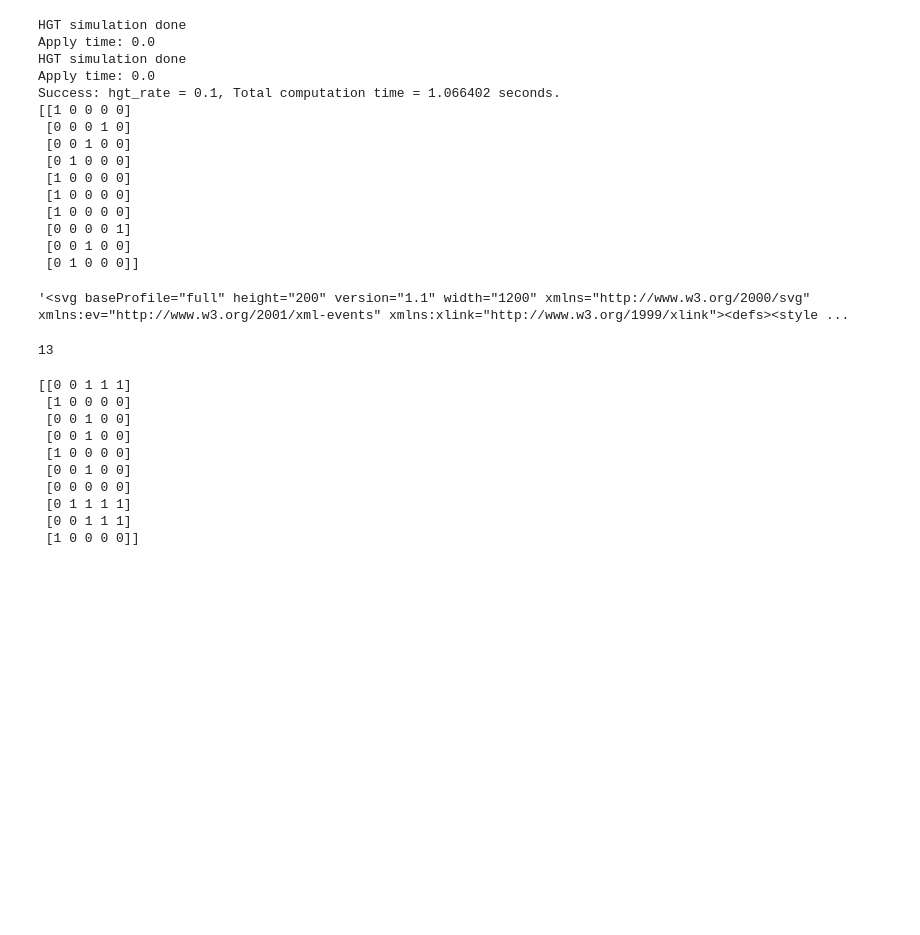
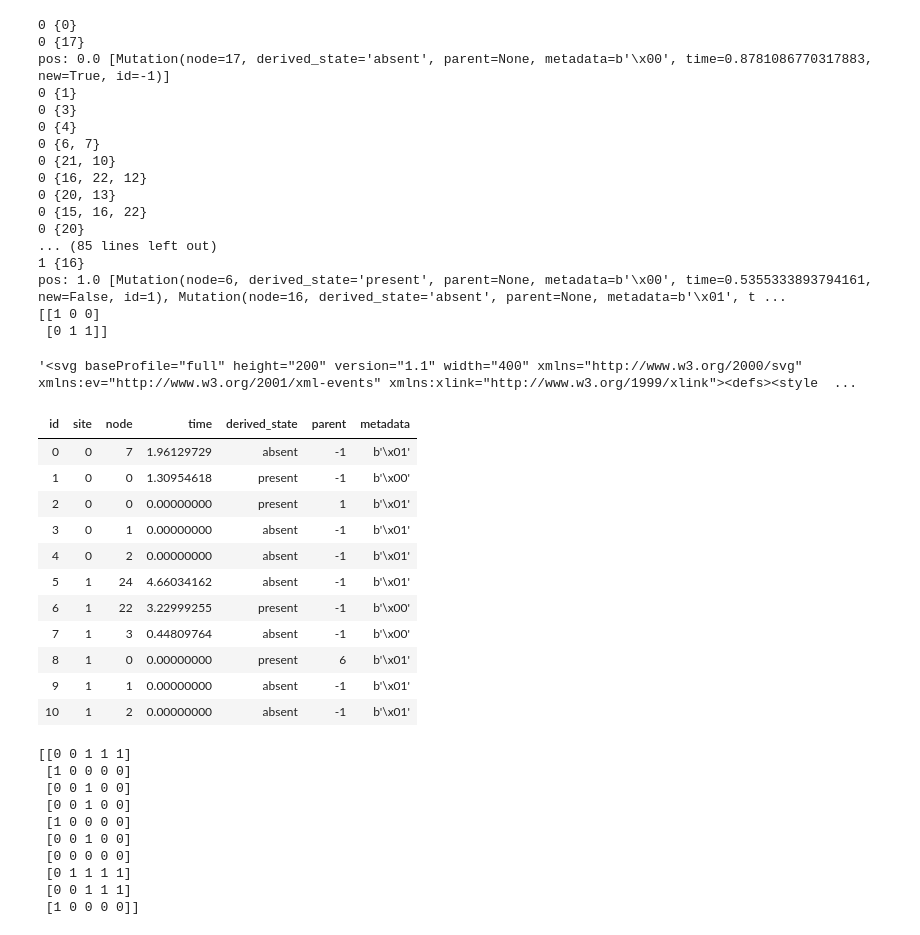
Before and after one commit to JohannesK97/pangenome-gene-transfer-simulation, a Jupyter notebook: runtime.ipynb, the cells around one changed output. Saved outputs shown, nothing was run; the diff lists cells and outputs as text; code cells hidden in the pictures; blank space fills up the shorter version.

```diff
--- a/runtime.ipynb
+++ b/runtime.ipynb
@@ -2,10 +2,10 @@
 import simulator
 import msprime
 
-theta = 0.3
+theta = 0.05
 rho = 0.1
-num_samples = 5
-hgt_rate = 0.1
+num_samples = 3
+hgt_rate = 0.5
 
 core_tree = msprime.sim_ancestry(
         samples=num_samples,
@@ -33,27 +33,41 @@ print(gene_absence_presence_matrix)
 
 mts.draw_svg()
 # %% [output]
-HGT simulation done
-Apply time: 0.0
-HGT simulation done
-Apply time: 0.0
-Success: hgt_rate = 0.1, Total computation time = 1.066402 seconds.
-[[1 0 0 0 0]
- [0 0 0 1 0]
- [0 0 1 0 0]
- [0 1 0 0 0]
- [1 0 0 0 0]
- [1 0 0 0 0]
- [1 0 0 0 0]
- [0 0 0 0 1]
- [0 0 1 0 0]
- [0 1 0 0 0]]
+0 {0}
+0 {17}
+pos: 0.0 [Mutation(node=17, derived_state='absent', parent=None, metadata=b'\x00', time=0.8781086770317883, new=True, id=-1)]
+0 {1}
+0 {3}
+0 {4}
+0 {6, 7}
+0 {21, 10}
+0 {16, 22, 12}
+0 {20, 13}
+0 {15, 16, 22}
+0 {20}
+... (85 lines left out)
+1 {16}
+pos: 1.0 [Mutation(node=6, derived_state='present', parent=None, metadata=b'\x00', time=0.5355333893794161, new=False, id=1), Mutation(node=16, derived_state='absent', parent=None, metadata=b'\x01', t ...
+[[1 0 0]
+ [0 1 1]]
-'<svg baseProfile="full" height="200" version="1.1" width="1200" xmlns="http://www.w3.org/2000/svg" xmlns:ev="http://www.w3.org/2001/xml-events" xmlns:xlink="http://www.w3.org/1999/xlink"><defs><style ...
+'<svg baseProfile="full" height="200" version="1.1" width="400" xmlns="http://www.w3.org/2000/svg" xmlns:ev="http://www.w3.org/2001/xml-events" xmlns:xlink="http://www.w3.org/1999/xlink"><defs><style  ...
 # %%
-x = range(3,14)
-x[10]
+import tskit
+tskit.set_print_options(max_lines=None)
+mts.tables.mutations
 # %% [output]
-13
+| id | site | node | time | derived_state | parent | metadata |
+| 0 | 0 | 7 | 1.96129729 | absent | -1 | b'\x01' |
+| 1 | 0 | 0 | 1.30954618 | present | -1 | b'\x00' |
+| 2 | 0 | 0 | 0.00000000 | present | 1 | b'\x01' |
+| 3 | 0 | 1 | 0.00000000 | absent | -1 | b'\x01' |
+| 4 | 0 | 2 | 0.00000000 | absent | -1 | b'\x01' |
+| 5 | 1 | 24 | 4.66034162 | absent | -1 | b'\x01' |
+| 6 | 1 | 22 | 3.22999255 | present | -1 | b'\x00' |
+| 7 | 1 | 3 | 0.44809764 | absent | -1 | b'\x00' |
+| 8 | 1 | 0 | 0.00000000 | present | 6 | b'\x01' |
+| 9 | 1 | 1 | 0.00000000 | absent | -1 | b'\x01' |
+| 10 | 1 | 2 | 0.00000000 | absent | -1 | b'\x01' |
 # %%
 # Number of HGT_egdes:
 gene_absence_presence_matrix = []
```
Also changed, not shown: parts of 2 cells of this notebook, 10 other files.
